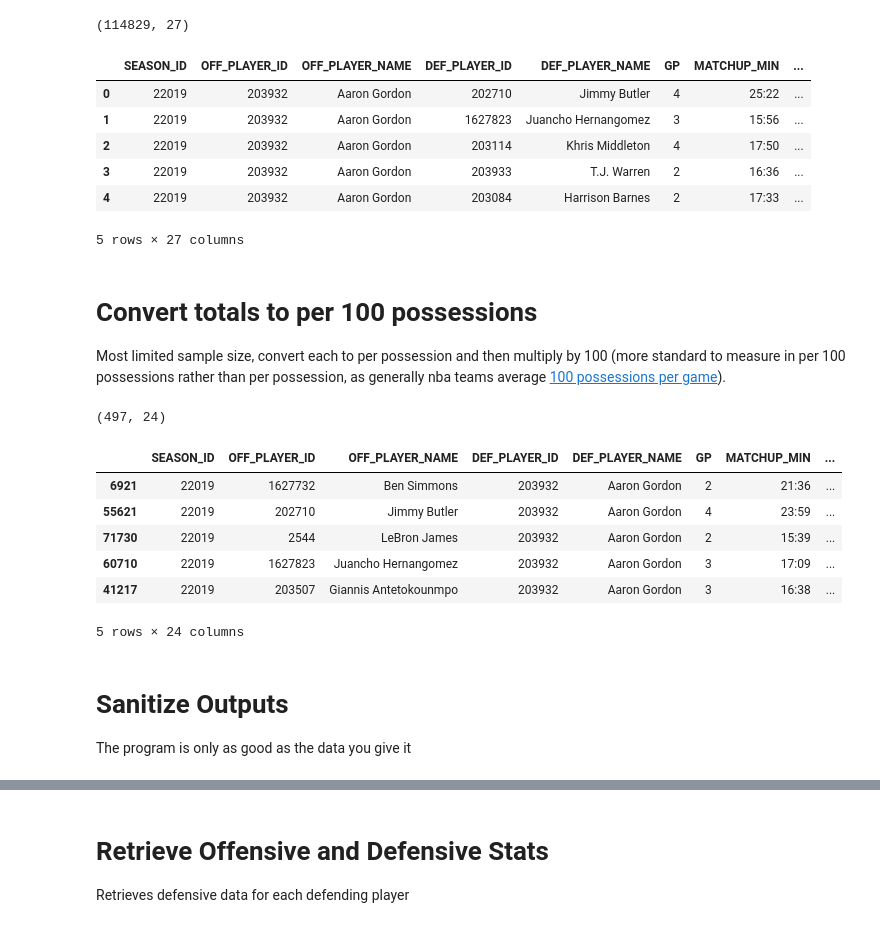
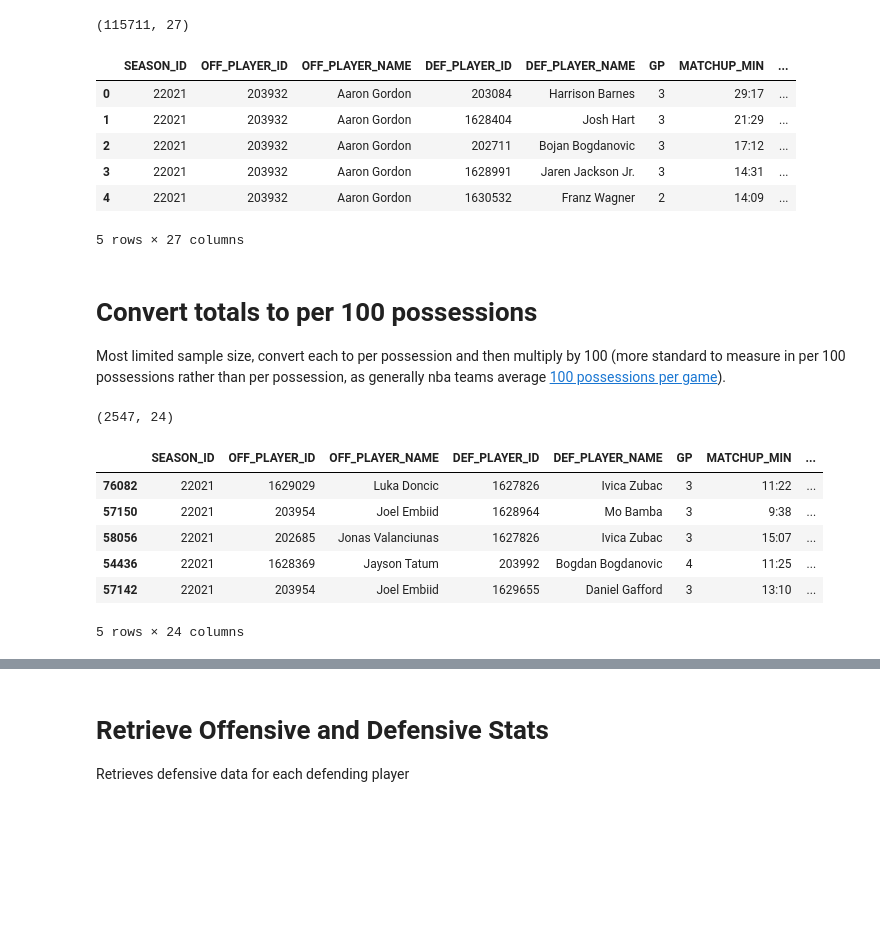
Before and after one commit to Darrick-Oliver/senior-project, a Jupyter notebook: h2h_off_def_experiment.ipynb, the cells around one changed output, grey strips where cells are left out. Drawn from its saved outputs; the diff is of its cells as text; code cells hidden in the pictures; blank space fills up the shorter version.

```diff
--- a/h2h_off_def_experiment.ipynb
+++ b/h2h_off_def_experiment.ipynb
@@ -20,5 +23,5 @@ tf.compat.v1.disable_v2_behavior()
 # %%
-season = '2019-20'
+season = '2021-22'
 percentile = 0.2
 
 df = pd.read_csv('./stats/' + season + '_' + str(percentile) + '_h2h_stats.csv')
@@ -28,49 +31,47 @@ df = df.fillna(0)
 print(df.shape)
 df.head()
 # %% [output]
-(114829, 27)
+(115711, 27)
 |  | SEASON_ID | OFF_PLAYER_ID | OFF_PLAYER_NAME | DEF_PLAYER_ID | DEF_PLAYER_NAME | GP | MATCHUP_MIN | ... |
-| 0 | 22019 | 203932 | Aaron Gordon | 202710 | Jimmy Butler | 4 | 25:22 | ... |
-| 1 | 22019 | 203932 | Aaron Gordon | 1627823 | Juancho Hernangomez | 3 | 15:56 | ... |
-| 2 | 22019 | 203932 | Aaron Gordon | 203114 | Khris Middleton | 4 | 17:50 | ... |
-| 3 | 22019 | 203932 | Aaron Gordon | 203933 | T.J. Warren | 2 | 16:36 | ... |
-| 4 | 22019 | 203932 | Aaron Gordon | 203084 | Harrison Barnes | 2 | 17:33 | ... |
+| 0 | 22021 | 203932 | Aaron Gordon | 203084 | Harrison Barnes | 3 | 29:17 | ... |
+| 1 | 22021 | 203932 | Aaron Gordon | 1628404 | Josh Hart | 3 | 21:29 | ... |
+| 2 | 22021 | 203932 | Aaron Gordon | 202711 | Bojan Bogdanovic | 3 | 17:12 | ... |
+| 3 | 22021 | 203932 | Aaron Gordon | 1628991 | Jaren Jackson Jr. | 3 | 14:31 | ... |
+| 4 | 22021 | 203932 | Aaron Gordon | 1630532 | Franz Wagner | 2 | 14:09 | ... |
 5 rows × 27 columns
 # %% [markdown]
 # Convert totals to per 100 possessions
 
 Most limited sample size, convert each to per possession and then multiply by 100 (more standard to measure in per 100 possessions rather than per possession, as generally nba teams average [100 possessions per game](https://www.teamrankings.com/nba/stat/possessions-per-game)).
 # %%
-MIN_MATCHUP_MINS = 12
+MIN_MATCHUP_MINS = 8
 # %%
 h2h_df = df.copy()
+
+# Set minutes threshold and drop unnecessary columns
 h2h_df = h2h_df[h2h_df['MATCHUP_TIME_SEC'] > MIN_MATCHUP_MINS * 60] # Must have played more than x minutes
 h2h_df.drop(columns=['TEAM_PTS', 'MATCHUP_FG_PCT', 'MATCHUP_FG3_PCT'], inplace=True)
 
 def per_100_poss(x):
     return x / h2h_df['PARTIAL_POSS'] * 100
 
 # Set stats to per 100 possessions
 h2h_df = h2h_df.apply(lambda x: per_100_poss(x) if x.name not in h2h_df.columns[0:8] else x)
 
 h2h_df.sort_values('DEF_PLAYER_NAME', ascending=True, inplace=True)
 
 # Remove rows with zeros in important columns
 check = h2h_df[h2h_df.columns[8:11]] != 0
-h2h_df = h2h_df[check['PLAYER_PTS'] & check['MATCHUP_AST']]
+h2h_df = h2h_df[check['PLAYER_PTS']]
 
 print(h2h_df.shape)
-h2h_df.head()
+h2h_df.sort_values(by=['PLAYER_PTS'], ascending=False).head()
 # %% [output]
-(497, 24)
+(2547, 24)
 |  | SEASON_ID | OFF_PLAYER_ID | OFF_PLAYER_NAME | DEF_PLAYER_ID | DEF_PLAYER_NAME | GP | MATCHUP_MIN | ... |
-| 6921 | 22019 | 1627732 | Ben Simmons | 203932 | Aaron Gordon | 2 | 21:36 | ... |
-| 55621 | 22019 | 202710 | Jimmy Butler | 203932 | Aaron Gordon | 4 | 23:59 | ... |
-| 71730 | 22019 | 2544 | LeBron James | 203932 | Aaron Gordon | 2 | 15:39 | ... |
-| 60710 | 22019 | 1627823 | Juancho Hernangomez | 203932 | Aaron Gordon | 3 | 17:09 | ... |
-| 41217 | 22019 | 203507 | Giannis Antetokounmpo | 203932 | Aaron Gordon | 3 | 16:38 | ... |
+| 76082 | 22021 | 1629029 | Luka Doncic | 1627826 | Ivica Zubac | 3 | 11:22 | ... |
+| 57150 | 22021 | 203954 | Joel Embiid | 1628964 | Mo Bamba | 3 | 9:38 | ... |
+| 58056 | 22021 | 202685 | Jonas Valanciunas | 1627826 | Ivica Zubac | 3 | 15:07 | ... |
+| 54436 | 22021 | 1628369 | Jayson Tatum | 203992 | Bogdan Bogdanovic | 4 | 11:25 | ... |
+| 57142 | 22021 | 203954 | Joel Embiid | 1629655 | Daniel Gafford | 3 | 13:10 | ... |
 5 rows × 24 columns
-# %% [markdown]
-# Sanitize Outputs
-
-The program is only as good as the data you give it
```
Also changed, not shown: parts of 28 cells of this notebook, 7 other files.
